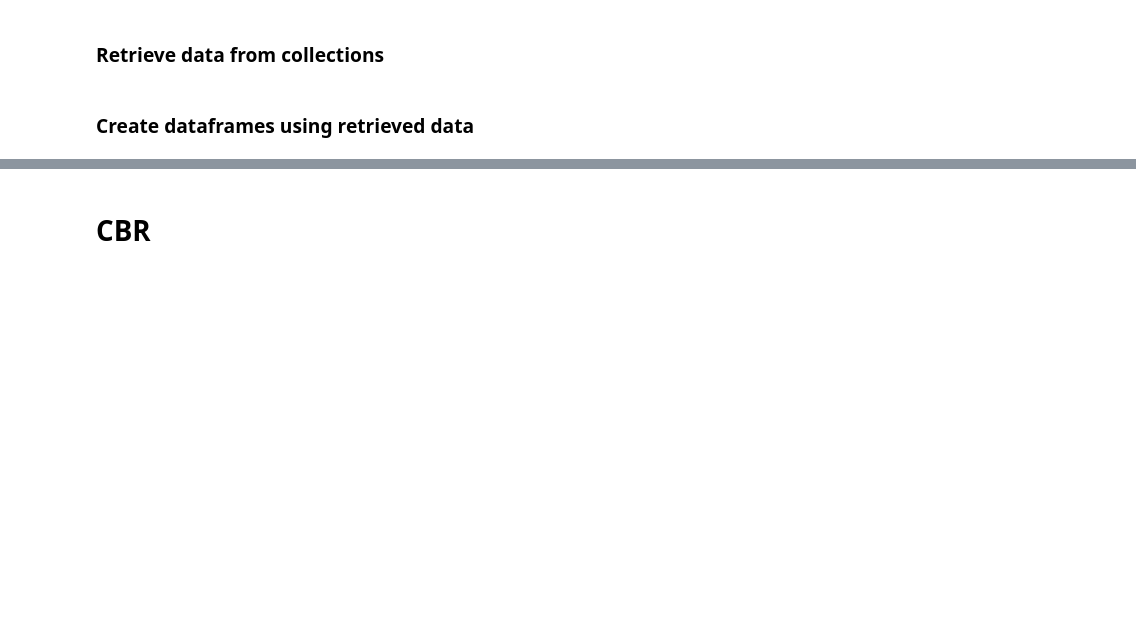
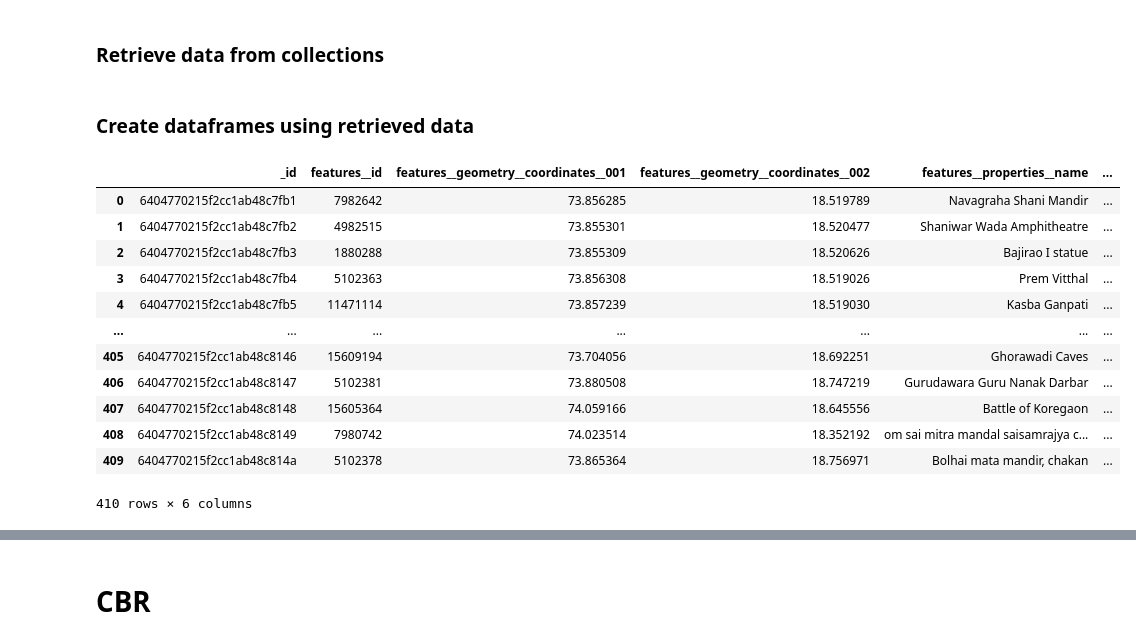
Before and after one commit to adwaitkulkarni2211/Capstone_Project, a Jupyter notebook: CBR/recommendations.ipynb, the cells around one changed output, grey strips where cells are left out. Cells and saved outputs as stored; diff of their text form; code cells hidden in the pictures; blank space fills up the shorter version.

```diff
--- a/CBR/recommendations.ipynb
+++ b/CBR/recommendations.ipynb
@@ -55,4 +56,19 @@ places_data = db["new_places"].find()
 # %% [markdown]
 ### Create dataframes using retrieved data
 # %%
-ds = pd.DataFrame(list(places_data))
+new_places_df = pd.DataFrame(list(places_data))
+new_places_df
+# %% [output]
+|  | _id | features__id | features__geometry__coordinates__001 | features__geometry__coordinates__002 | features__properties__name | ... |
+| 0 | 6404770215f2cc1ab48c7fb1 | 7982642 | 73.856285 | 18.519789 | Navagraha Shani Mandir | ... |
+| 1 | 6404770215f2cc1ab48c7fb2 | 4982515 | 73.855301 | 18.520477 | Shaniwar Wada Amphitheatre | ... |
+| 2 | 6404770215f2cc1ab48c7fb3 | 1880288 | 73.855309 | 18.520626 | Bajirao I statue | ... |
+| 3 | 6404770215f2cc1ab48c7fb4 | 5102363 | 73.856308 | 18.519026 | Prem Vitthal | ... |
+| 4 | 6404770215f2cc1ab48c7fb5 | 11471114 | 73.857239 | 18.519030 | Kasba Ganpati | ... |
+| ... | ... | ... | ... | ... | ... | ... |
+| 405 | 6404770215f2cc1ab48c8146 | 15609194 | 73.704056 | 18.692251 | Ghorawadi Caves | ... |
+| 406 | 6404770215f2cc1ab48c8147 | 5102381 | 73.880508 | 18.747219 | Gurudawara Guru Nanak Darbar | ... |
+| 407 | 6404770215f2cc1ab48c8148 | 15605364 | 74.059166 | 18.645556 | Battle of Koregaon | ... |
+| 408 | 6404770215f2cc1ab48c8149 | 7980742 | 74.023514 | 18.352192 | om sai mitra mandal saisamrajya c... | ... |
+| 409 | 6404770215f2cc1ab48c814a | 5102378 | 73.865364 | 18.756971 | Bolhai mata mandir, chakan | ... |
+410 rows × 6 columns
```
Also changed, not shown: parts of 14 cells of this notebook, 1 other file.
